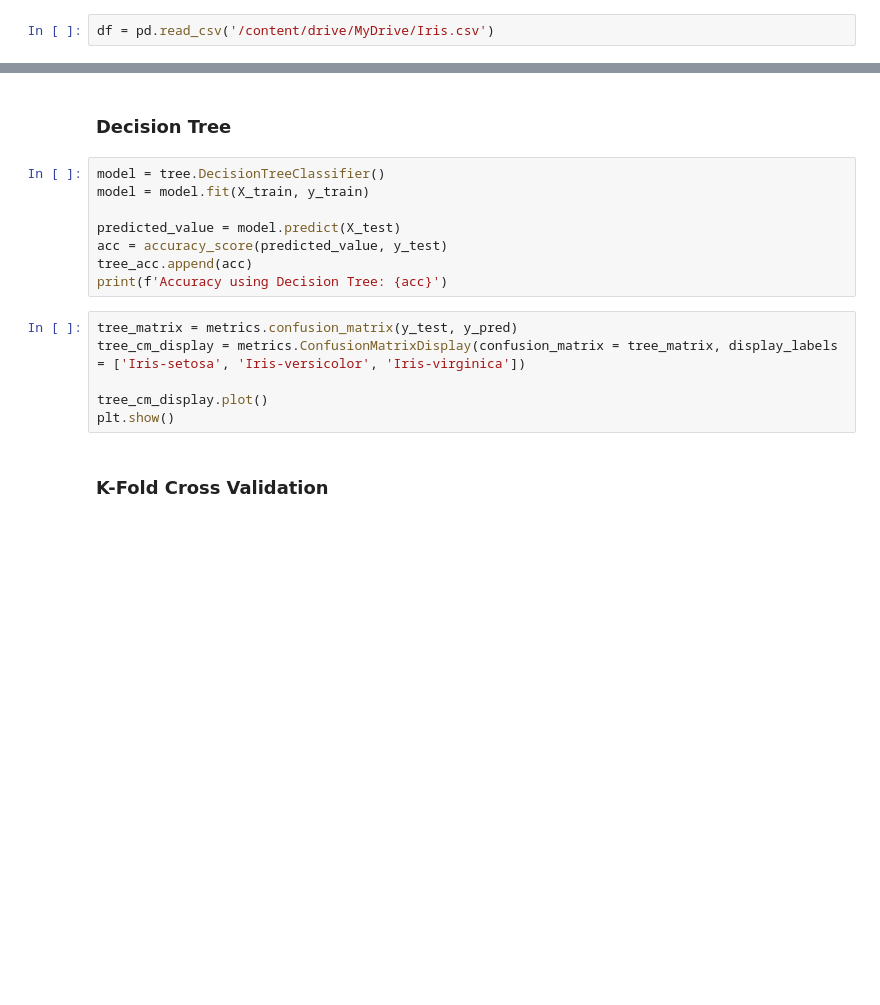
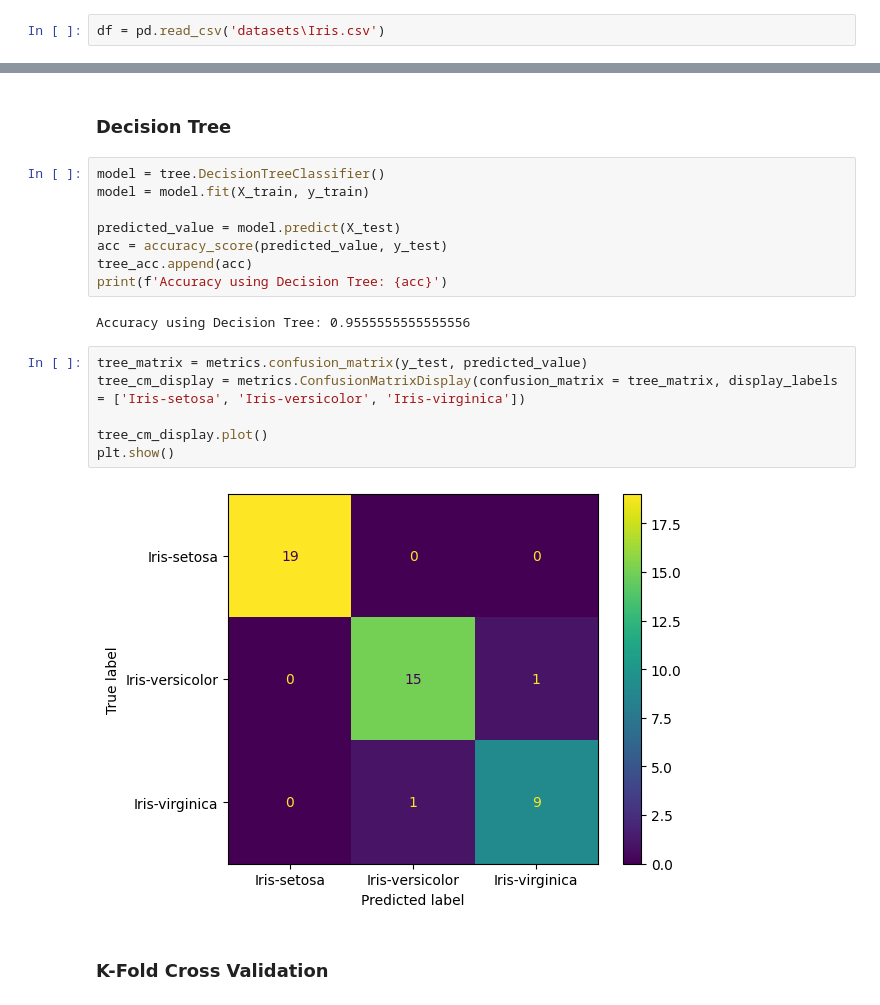
Before and after one commit to meet2424/dmw, a Jupyter notebook: DMW_3.ipynb, the cells around one changed output, grey strips where cells are left out. Cells and saved outputs as stored; diff of their text form; blank space fills up the shorter version.

```diff
--- a/DMW_3.ipynb
+++ b/DMW_3.ipynb
@@ -25,4 +26,4 @@ dataset, gnb_acc, tree_acc =[], [], []
 # %%
 dataset.append('Iris')
 # %%
-df = pd.read_csv('/content/drive/MyDrive/Iris.csv')
+df = pd.read_csv('datasets\Iris.csv')
@@ -96,12 +165,16 @@ predicted_value = model.predict(X_test)
 acc = accuracy_score(predicted_value, y_test)
 tree_acc.append(acc)
 print(f'Accuracy using Decision Tree: {acc}')
+# %% [output]
+Accuracy using Decision Tree: 0.9555555555555556
 # %%
-tree_matrix = metrics.confusion_matrix(y_test, y_pred)
+tree_matrix = metrics.confusion_matrix(y_test, predicted_value)
 tree_cm_display = metrics.ConfusionMatrixDisplay(confusion_matrix = tree_matrix, display_labels = ['Iris-setosa', 'Iris-versicolor', 'Iris-virginica'])
 
 tree_cm_display.plot()
 plt.show()
+# %% [output]
+[figure, added]
 # %% [markdown]
 ### K-Fold Cross Validation
 # %%
```
Also changed, not shown: parts of 110 cells of this notebook, 5 other files.
